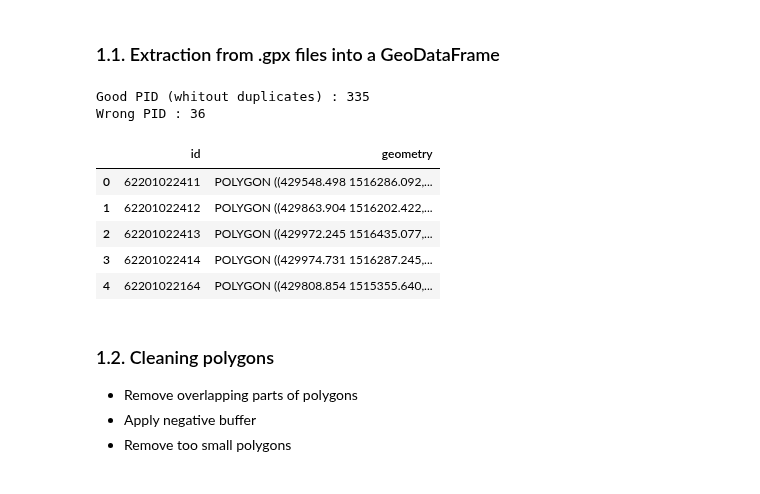
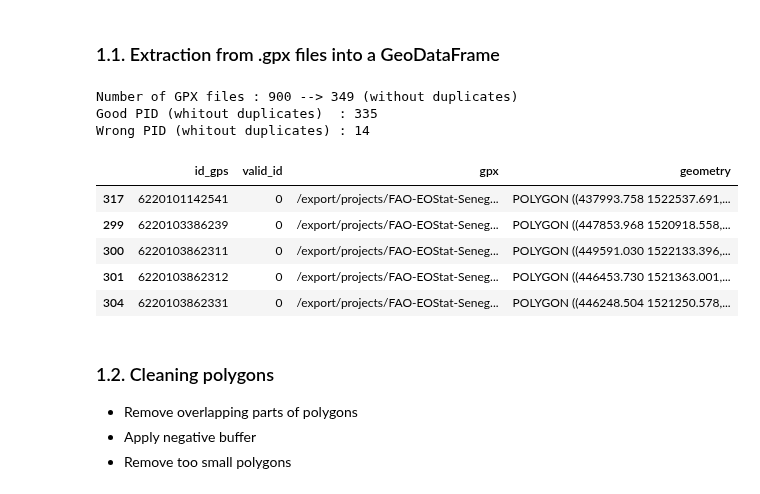
Before and after one commit to nicolasdeffense/eo-toolbox, a Jupyter notebook: notebooks_working/EOStat/clean_in_situ_senegal.ipynb, the cells around one changed output. Drawn from its saved outputs; the diff is of its cells as text; code cells hidden in the pictures.

Commit message:
find wrong id

```diff
--- a/notebooks_working/EOStat/clean_in_situ_senegal.ipynb
+++ b/notebooks_working/EOStat/clean_in_situ_senegal.ipynb
@@ -12,6 +12,7 @@ import rasterio.plot
 import numpy as np
 
 pd.set_option('display.max_columns', None)
+pd.set_option('display.max_rows', None)
 
 sys.path.insert(0, '/export/miro/ndeffense/LBRAT2104/GIT/eo-toolbox/tools/')
 
@@ -57,57 +60,65 @@ min_area = 100  # square meter
 ### 1.1. Extraction from .gpx files into a GeoDataFrame
 # %%
 dict_gpx_list = []
-
-wrong_pid = 0
 
 for gpx_file in glob.glob(f'{path}GPS/*/*.gpx'):
 
     filename = os.path.basename(gpx_file)
 
     pid = filename[filename.find("Piste")+5:-4].lstrip('_ ')
     pid = pid.replace(' ','-')
     pid = pid.replace('---','-')
     pid = pid.replace('--','-')
     pid = pid.split('-')
 
     if len(pid) <= 5:
-        pid = ''.join(pid)
+        valid_id = 1
+    else:
+        valid_id = 0
 
-        layer = fiona.open(gpx_file, layer='tracks')
-        crs = layer.crs
+    pid = ''.join(pid)
 
-        if crs['init'] == 'epsg:4326':
+    layer = fiona.open(gpx_file, layer='tracks')
+    crs = layer.crs
 
-            dict_gpx = {'id': pid,
-                        'coordinates': layer[0]['geometry']['coordinates'][0]}
+    if crs['init'] == 'epsg:4326':
 
-            dict_gpx_list.append(dict_gpx)
+        dict_gpx = {'id_gps': int(pid),
+                    'valid_id' : valid_id,
+                    'gpx' : str(gpx_file),
+                    'coordinates': layer[0]['geometry']['coordinates'][0]}
+
+        dict_gpx_list.append(dict_gpx)
+
     else:
-        wrong_pid += 1
+        print("Wrong CRS !")
 
 
-df = pd.DataFrame.from_dict(dict_gpx_list).drop_duplicates('id')
+df = pd.DataFrame.from_dict(dict_gpx_list).drop_duplicates('id_gps')
 
-print(f'Good PID (whitout duplicates) : {len(df)}')
-print(f'Wrong PID : {wrong_pid}')
-
+print(f'Number of GPX files : {len(glob.glob(f"{path}GPS/*/*.gpx"))} --> {len(df)} (without duplicates)')
+print(f'Good PID (whitout duplicates)  : {len(df.loc[df["valid_id"] == 1])}')
+print(f'Wrong PID (whitout duplicates) : {len(df.loc[df["valid_id"] == 0])}')
 
 df['geometry'] = df.coordinates.apply(Polygon)
 
 df = df.drop('coordinates', axis=1)
 
-gps_gdf = gpd.GeoDataFrame(df, crs='epsg:4326', geometry='geometry').to_crs(epsg=32628)
+gps_gdf = gpd.GeoDataFrame(df, crs='epsg:4326', geometry='geometry').to_crs(epsg=32628).sort_values(by=['valid_id','id_gps'])
+
+gps_gdf.to_file(f'{path}Output_Nico/gps_ori.shp')
 
 gps_gdf.head()
 # %% [output]
-Good PID (whitout duplicates) : 335
-Wrong PID : 36
+Number of GPX files : 900 --> 349 (without duplicates)
+Good PID (whitout duplicates)  : 335
+Wrong PID (whitout duplicates) : 14
-|  | id | geometry |
-| 0 | 62201022411 | POLYGON ((429548.498 1516286.092,... |
-| 1 | 62201022412 | POLYGON ((429863.904 1516202.422,... |
-| 2 | 62201022413 | POLYGON ((429972.245 1516435.077,... |
-| 3 | 62201022414 | POLYGON ((429974.731 1516287.245,... |
-| 4 | 62201022164 | POLYGON ((429808.854 1515355.640,... |
+|  | id_gps | valid_id | gpx | geometry |
+| 317 | 6220101142541 | 0 | /export/projects/FAO-EOStat-Seneg... | POLYGON ((437993.758 1522537.691,... |
+| 299 | 6220103386239 | 0 | /export/projects/FAO-EOStat-Seneg... | POLYGON ((447853.968 1520918.558,... |
+| 300 | 6220103862311 | 0 | /export/projects/FAO-EOStat-Seneg... | POLYGON ((449591.030 1522133.396,... |
+| 301 | 6220103862312 | 0 | /export/projects/FAO-EOStat-Seneg... | POLYGON ((446453.730 1521363.001,... |
+| 304 | 6220103862331 | 0 | /export/projects/FAO-EOStat-Seneg... | POLYGON ((446248.504 1521250.578,... |
 # %% [markdown]
 ### 1.2. Cleaning polygons
 
```
Also changed, not shown: parts of 16 cells of this notebook, 1 other file.
